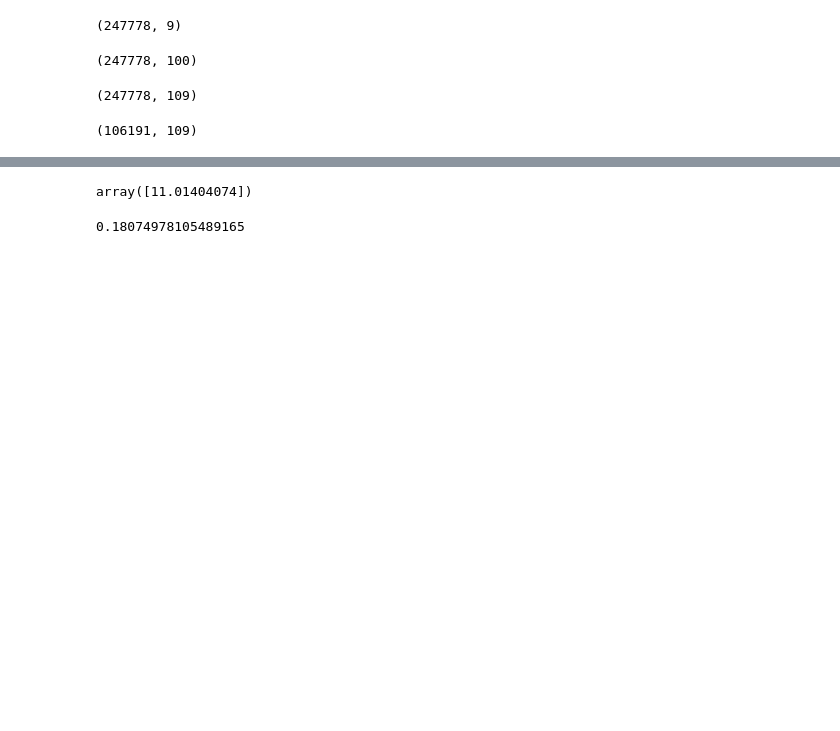
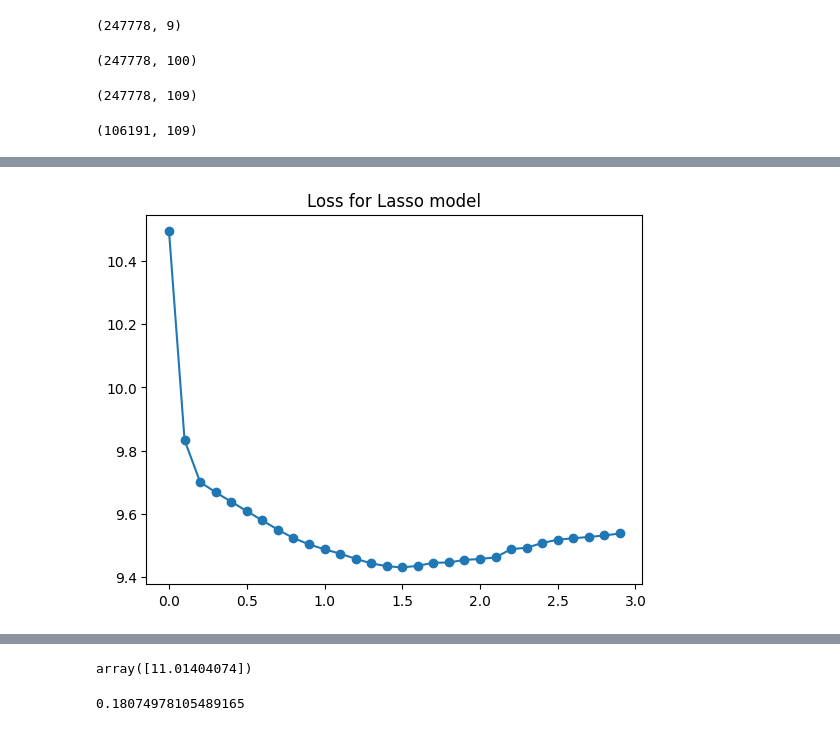
Before and after one commit to X1a-jk/inf554, a Jupyter notebook: projet.ipynb, the cells around one changed output, grey strips where cells are left out. Saved outputs shown, nothing was run; the diff lists cells and outputs as text; code cells hidden in the pictures; blank space fills up the shorter version.

```diff
--- a/projet.ipynb
+++ b/projet.ipynb
@@ -358,6 +362,3 @@ X_test_vec=np.hstack([X_test_text_vec,X_test_num_vec])
 X_test_vec.shape
 # %% [output]
 (106191, 109)
-# %%
-y_train_vec=np.array(y_train).reshape((-1,1))
-y_train_vec.shape
@@ -366,3 +364,0 @@ y_train_vec.shape
-# %%
-y_test_vec=np.array(y_test).reshape((-1,1))
-y_test_vec.shape
@@ -376,3 +375,13 @@ def model_result(model,X_train,y_train,X_test,y_test):
     loss=MAE(y_pred,y_test)
     acc=ACC(y_pred,y_test)
     return loss,acc
+# %%
+alpha_list=[0.1*i for i in range(30)]
+loss_Lasso_tot=[]
+acc_Lasso_tot=[]
+for alpha in alpha_list:
+    print(alpha)
+    model_Lasso=Lasso(alpha=alpha)
+    loss_Lasso,acc_Lasso=model_result(model_Lasso,X_train_vec,y_train_vec,X_test_vec,y_test_vec)
+    loss_Lasso_tot.append(loss_Lasso[0])
+    acc_Lasso_tot.append(acc_Lasso)
@@ -378,0 +406,9 @@ def model_result(model,X_train,y_train,X_test,y_test):
+# %%
+fig = plt.figure()
+ax = plt.axes()
+ax.scatter(alpha_list,loss_Lasso_tot)
+ax.plot(alpha_list,loss_Lasso_tot)
+plt.title("Loss for Lasso model")
+plt.show()
+# %% [output]
+[figure, added]
```
Also changed, not shown: parts of 64 cells of this notebook.
